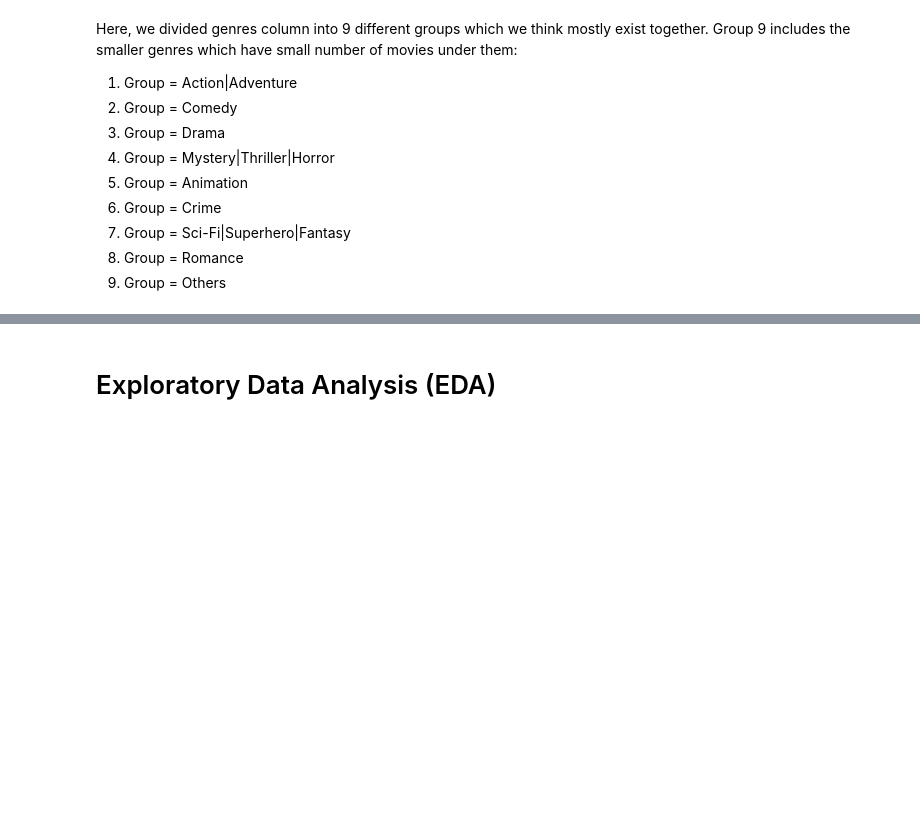
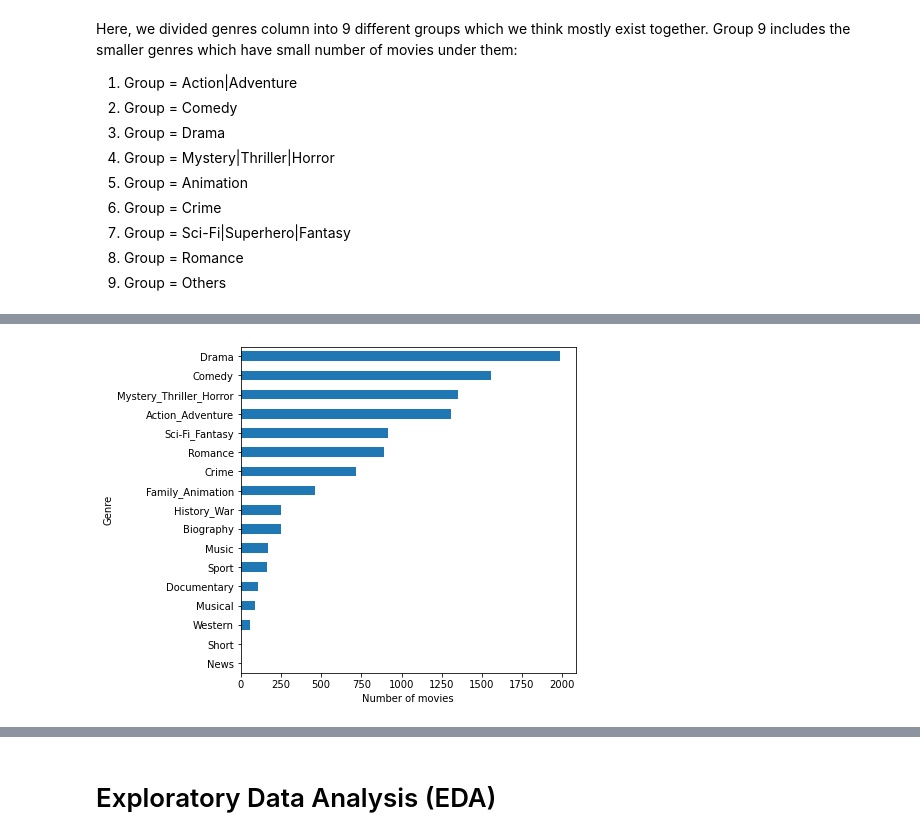
Before and after one commit to anitamezzetti/EPFL_Data_science_in_practice, a Jupyter notebook: Project/Project_18April.ipynb, the cells around one changed output, grey strips where cells are left out. Drawn from its saved outputs; the diff is of its cells as text; code cells hidden in the pictures; blank space fills up the shorter version.

```diff
--- a/Project/Project_18April.ipynb
+++ b/Project/Project_18April.ipynb
@@ -676,0 +721,34 @@ movie_df.Genre_Group9 = movie_df.Genre_Group9.astype(int)
+# %%
+# Mystery|Thriller|Horror
+sum_gen = encoded_genres[['Mystery','Thriller','Horror']].sum(axis=1)
+encoded_genres['Mystery_Thriller_Horror'] = np.array([sum_gen.values>0]).astype(int).T # add column if movie is one of them
+encoded_genres = encoded_genres.drop(['Mystery','Thriller','Horror'], axis=1) #drop other
+
+#Sci-Fi|Fantasy
+sum_gen = encoded_genres[['Sci-Fi','Fantasy']].sum(axis=1)
+encoded_genres['Sci-Fi_Fantasy'] = np.array([sum_gen.values>0]).astype(int).T # add column if movie is one of them
+encoded_genres = encoded_genres.drop(['Sci-Fi','Fantasy'], axis=1) #drop other
+
+#Family|Animation
+sum_gen = encoded_genres[['Family','Animation']].sum(axis=1)
+encoded_genres['Family_Animation'] = np.array([sum_gen.values>0]).astype(int).T # add column if movie is one of them
+encoded_genres = encoded_genres.drop(['Family','Animation'], axis=1) #drop other
+
+#Action|Adventure
+sum_gen = encoded_genres[['Action','Adventure']].sum(axis=1)
+encoded_genres['Action_Adventure'] = np.array([sum_gen.values>0]).astype(int).T # add column if movie is one of them
+encoded_genres = encoded_genres.drop(['Action','Adventure'], axis=1) #drop other
+
+#History|War
+sum_gen = encoded_genres[['History','War']].sum(axis=1)
+encoded_genres['History_War'] = np.array([sum_gen.values>0]).astype(int).T # add column if movie is one of them
+encoded_genres = encoded_genres.drop(['History','War'], axis=1) #drop other
+# %%
+count_encoded_genres = encoded_genres.sum().sort_values(ascending=True)
+fig, ax = plt.subplots(figsize=(6,6))
+count_encoded_genres.plot(kind='barh', legend = False, ax=ax)
+ax.set_xlabel('Number of movies')
+ax.set_ylabel('Genre')
+plt.show()
+# %% [output]
+[figure, added]
```
Also changed, not shown: parts of 40 cells of this notebook.
